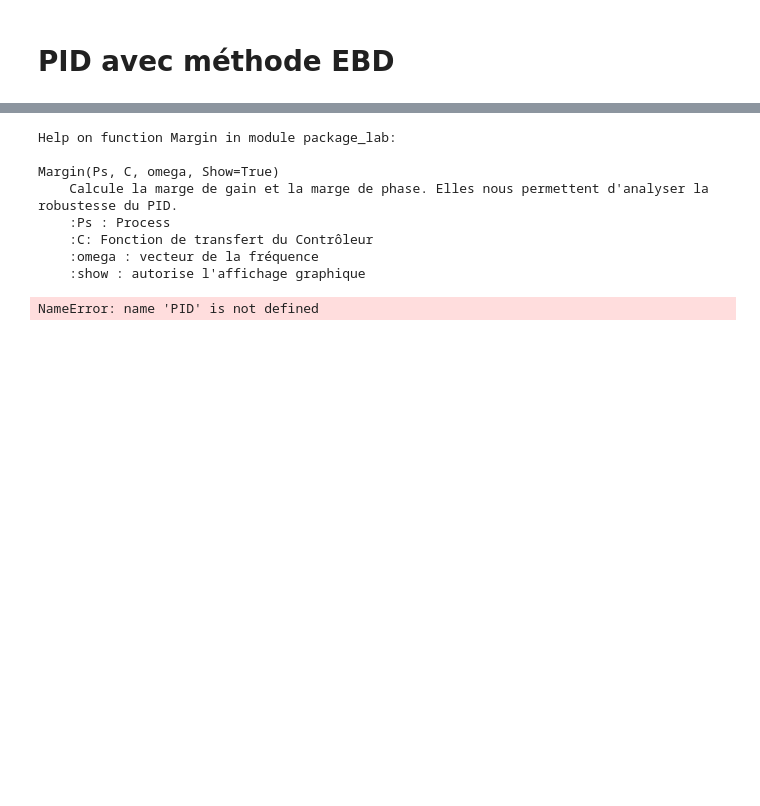
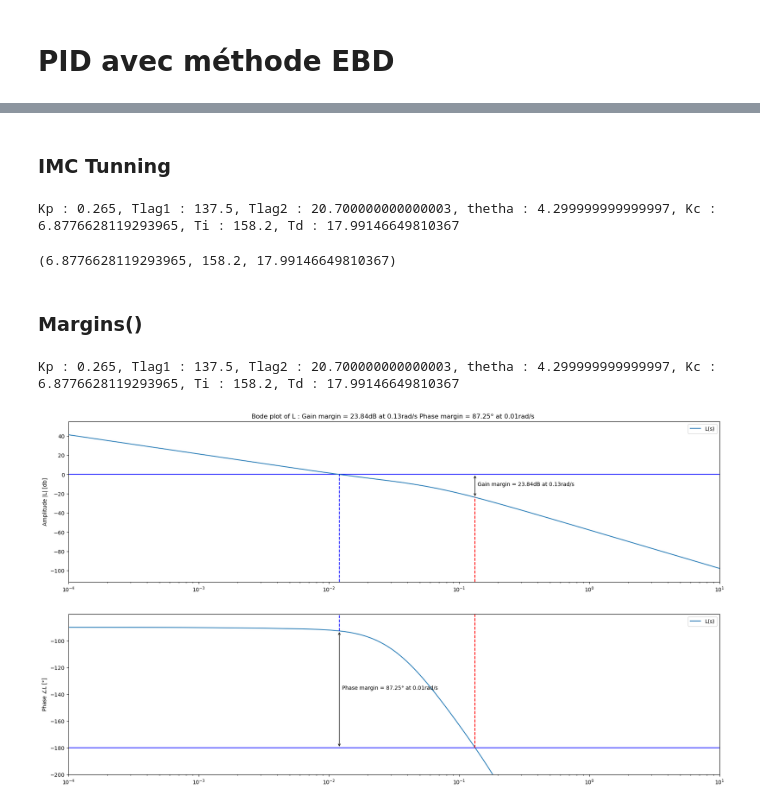
Before and after one commit to Prota0202/Control-Theory, a Jupyter notebook: package_lab.ipynb, the cells around one changed output, grey strips where cells are left out. Saved outputs shown, nothing was run; the diff lists cells and outputs as text; code cells hidden in the pictures; blank space fills up the shorter version.

```diff
--- a/package_lab.ipynb
+++ b/package_lab.ipynb
@@ -374,42 +205,32 @@ Td =  5.712
-# %%
-help(Margin)
-# %% [output]
-Help on function Margin in module package_lab:
-
-Margin(Ps, C, omega, Show=True)
-    Calcule la marge de gain et la marge de phase. Elles nous permettent d'analyser la robustesse du PID.
-    :Ps : Process
-    :C: Fonction de transfert du Contrôleur
-    :omega : vecteur de la fréquence
-    :show : autorise l'affichage graphique
-# %%
-P = Process({})
-
-Kp = 0.42
-Tlag1 = 93.5
-Tlag2 = 0
-theta = 7.4
-T1p = 119 # Tg
-T2p = 6 # Tu
-
-P.parameters['Kp'] = Kp
-P.parameters['Tlag1'] = Tlag1
-P.parameters['Tlag2'] = Tlag2
-P.parameters['theta'] = theta
-
-Kc, Ti, Td = IMCTuning(Kp,T1p,T2p,thetap,gamma, 'SOPDT')
-
-C = PID({})
-C.parameters['Kc'] = Kc
-C.parameters['Ti'] = Ti
-C.parameters['Td']= Td
-C.parameters['Tfd'] = alpha *Td # temps dérivation après filtrage
-
-
-omega = np.logspace(-3,1,10000)
-
-Ps = Bode(P,omega,Show=False)
-
-Margin(Ps,C,omega)
-# %% [output]
-NameError: name 'PID' is not defined
+# %% [markdown]
+### IMC Tunning
+# %%
+IMCTuning(Kp= 0.265, Tlag1 = 137.5, Tlag2 = 20.700000000000003,theta =4.299999999999997,  gamma= 0.6, process="SOPDT")
+# %% [output]
+Kp : 0.265, Tlag1 : 137.5, Tlag2 : 20.700000000000003, thetha : 4.299999999999997, Kc : 6.8776628119293965, Ti : 158.2, Td : 17.99146649810367
+(6.8776628119293965, 158.2, 17.99146649810367)
+# %% [markdown]
+### Margins()
+# %%
+Kp = 0.265
+T1p = 137.5
+T2p = 20.700000000000003
+thetap = 4.299999999999997
+gamma = 0.6
+
+P = Process({})
+P.parameters['Kp'] = Kp
+P.parameters['Tlag1'] = T1p
+P.parameters['Tlag2'] = T2p
+P.parameters['theta'] = thetap
+
+C = PID({})
+C.parameters['Kc'],C.parameters['Ti'],C.parameters['Td']  =  IMCTuning(Kp,T1p,T2p,thetap,gamma,'SOPDT')
+C.parameters['alpha'] = 1
+
+omega = np.logspace(-4, 1, 10000)
+
+StabilityMargins(P,C,omega)
+# %% [output]
+Kp : 0.265, Tlag1 : 137.5, Tlag2 : 20.700000000000003, thetha : 4.299999999999997, Kc : 6.8776628119293965, Ti : 158.2, Td : 17.99146649810367
+[figure, added]
```
Also changed, not shown: parts of 10 cells of this notebook, 18 other files.
